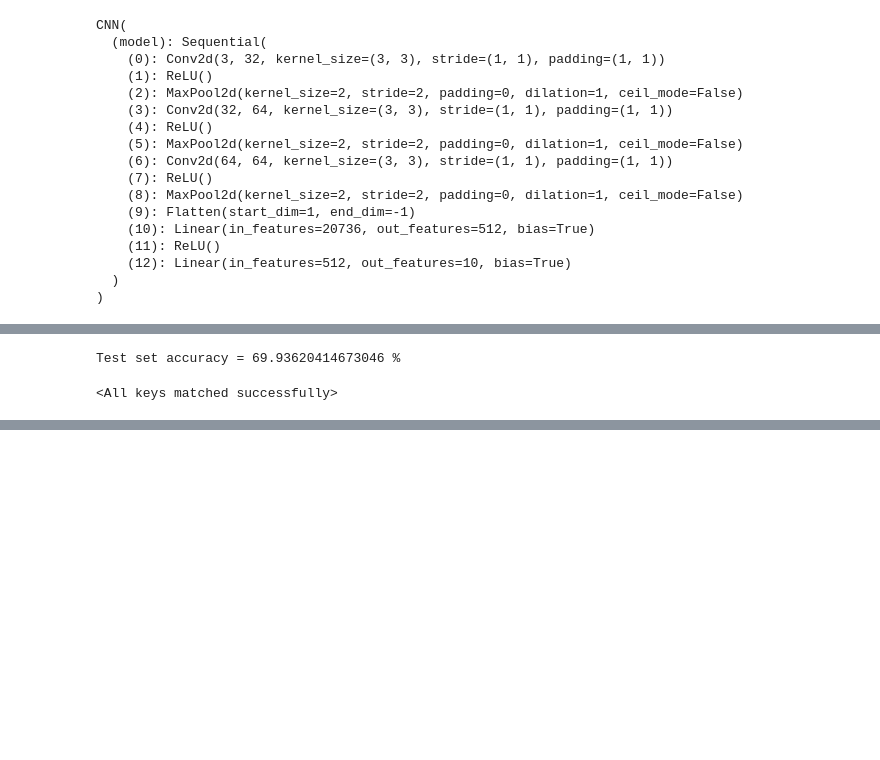
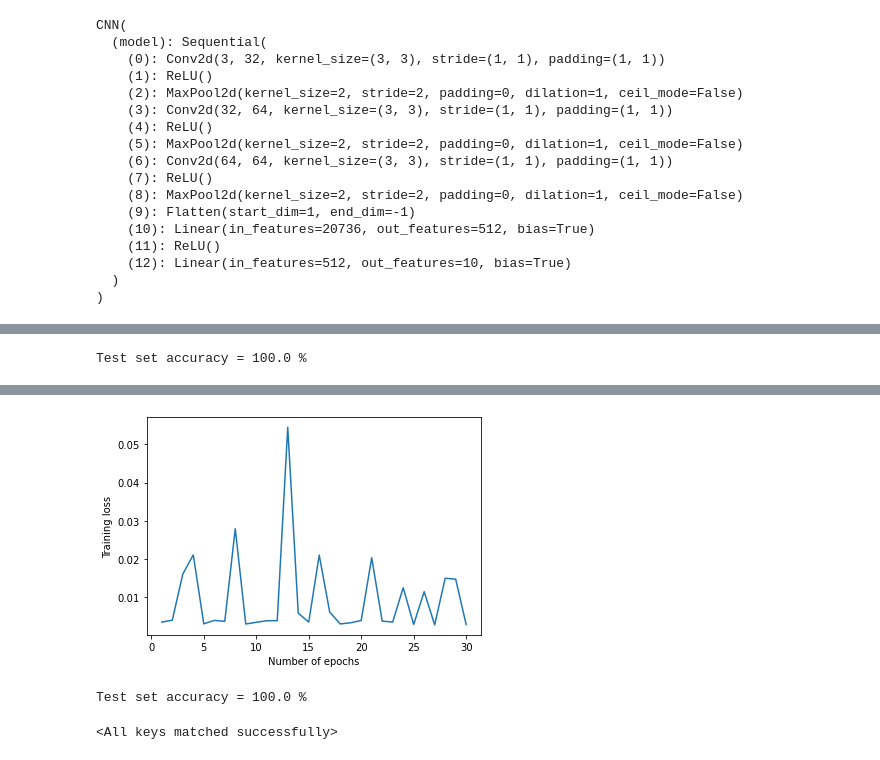
Before and after one commit to DeusLicht/Research_Project, a Jupyter notebook: Project.ipynb, the cells around one changed output, grey strips where cells are left out. Drawn from its saved outputs; the diff is of its cells as text; code cells hidden in the pictures; blank space fills up the shorter version.

```diff
--- a/Project.ipynb
+++ b/Project.ipynb
@@ -204,7 +201,7 @@ num_epochs = 30
 learning_rate = 0.001
 weight_decay = 0.01
 weights = torch.Tensor([0.4, 0.6])
-criterion = nn.CrossEntropyLoss(weights)
+criterion = nn.CrossEntropyLoss()
 criterion.to(device)
 #criterion = torch.nn.BCELoss(weight=weights)
 optimizer = torch.optim.Adam(model.parameters(), lr=learning_rate, weight_decay=weight_decay)
@@ -273,29 +270,29 @@ Epoch 30/30: Training loss = 0.39469021511122515
 # %%
-test_acc=0
-model.eval()
+def testmodel(model, loader):
+    test_acc=0
+    model.eval()
 
-with torch.no_grad():
-    #Iterating over the training dataset in batches
-    for i, (images, labels) in enumerate(test_loader):
+    with torch.no_grad():
+        #Iterating over the training dataset in batches
+        for i, (images, labels) in enumerate(loader):
 
-        images = images.to(device)
-        y_true = labels.to(device)
+            images = images.to(device)
+            y_true = labels.to(device)
 
-        #Calculating outputs for the batch being iterated
-        outputs = model(images)
+            #Calculating outputs for the batch being iterated
+            outputs = model(images)
 
-        #Calculated prediction labels from models
-        _, y_pred = torch.max(outputs.data, 1)
+            #Calculated prediction labels from models
+            _, y_pred = torch.max(outputs.data, 1)
 
-        #Comparing predicted and true labels
-        test_acc += (y_pred == y_true).sum().item()
+            #Comparing predicted and true labels
+            test_acc += (y_pred == y_true).sum().item()
 
-    print(f"Test set accuracy = {100 * test_acc / len(test_dataset)} %")
+        print(f"Test set accuracy = {100 * test_acc / len(test_dataset)} %")
-# %% [output]
-Test set accuracy = 69.93620414673046 %
-# %%
-fname = 'D:\\Git\\Research Paper\\ForCNN\\nonmixup.pth'
-loaded_dict = torch.load(fname)
-model.load_state_dict(loaded_dict)
-# %% [output]
-<All keys matched successfully>
+# %%
+testmodel(model, test_loader)
+# %% [output]
+Test set accuracy = 100.0 %
+# %%
+trainmodel(model, num_epochs, train_loader2, criterion, optimizer)
+# %% [output]
@@ -302,5 +316,16 @@ model.load_state_dict(loaded_dict)
+[figure, added]
+# %%
+testmodel(model, test_loader2)
+# %% [output]
+Test set accuracy = 100.0 %
 # %%
 torch.save(model.state_dict(), 'nonmixup.pth')
+# %%
+fname = 'D:\\Git\\Research Paper\\Research_Project\\nonmixup.pth'
+loaded_dict = torch.load(fname)
+model.load_state_dict(loaded_dict)
+# %% [output]
+<All keys matched successfully>
 # %%
 images = images.to(device)
 y_true = labels.to(device)
```
Also changed, not shown: parts of 8 cells of this notebook.
